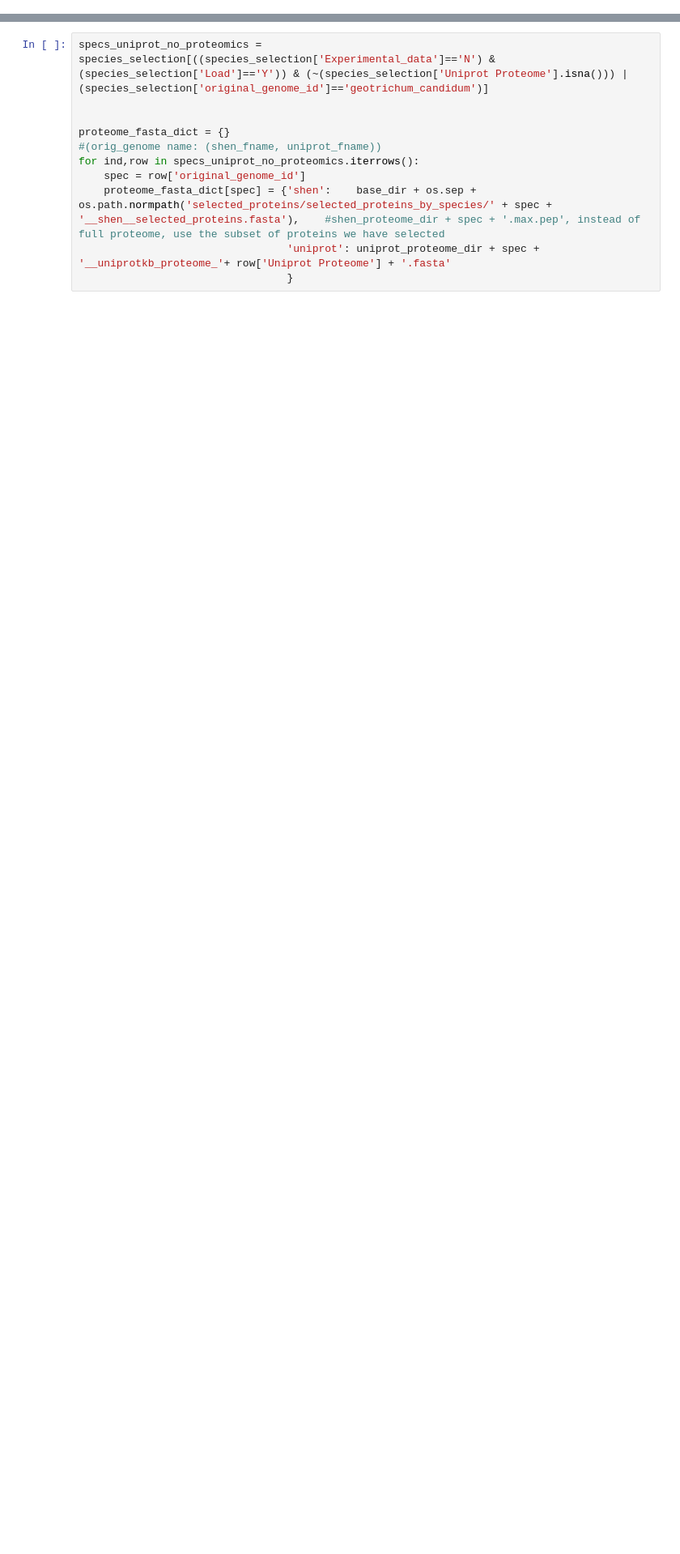
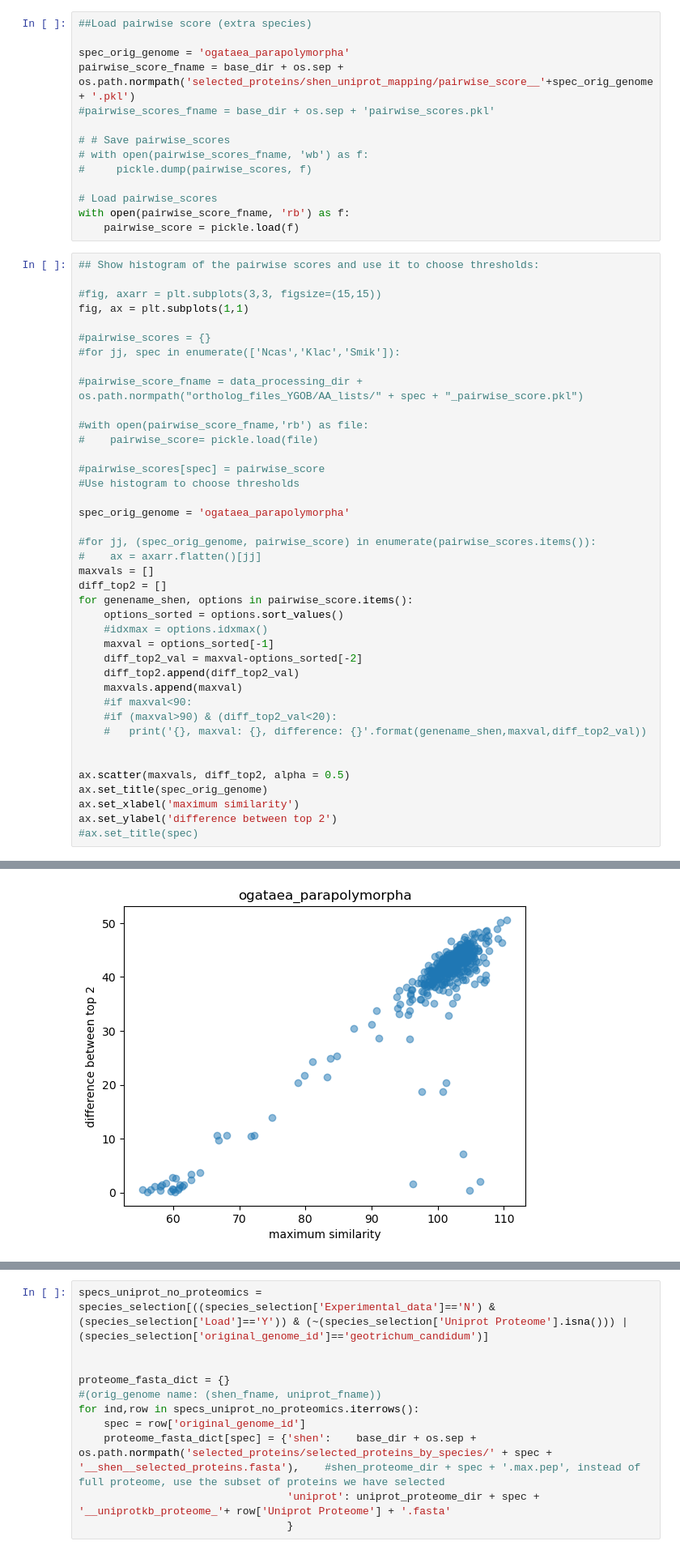
Before and after one commit to heineike02/diverse_yeast, a Jupyter notebook: 20220921_map_proteomes_to_shen.ipynb, the cells around one changed output, grey strips where cells are left out. Shown: that part at 81% size. Cells and saved outputs as stored; diff of their text form; blank space fills up the shorter version.

Commit message:
updated 20220921_map_proteomes_to_shen.ipynb - removed mapping from alphafold selection file and put it here.

```diff
--- a/20220921_map_proteomes_to_shen.ipynb
+++ b/20220921_map_proteomes_to_shen.ipynb
@@ -74,0 +187,55 @@ species_selection = pd.read_csv(base_dir + os.sep + os.path.normpath('selected_p
+# %%
+##Load pairwise score (extra species)
+
+spec_orig_genome = 'ogataea_parapolymorpha'
+pairwise_score_fname = base_dir + os.sep + os.path.normpath('selected_proteins/shen_uniprot_mapping/pairwise_score__'+spec_orig_genome+ '.pkl')
+#pairwise_scores_fname = base_dir + os.sep + 'pairwise_scores.pkl'
+
+# # Save pairwise_scores
+# with open(pairwise_scores_fname, 'wb') as f:
+#     pickle.dump(pairwise_scores, f)
+
+# Load pairwise_scores
+with open(pairwise_score_fname, 'rb') as f:
+    pairwise_score = pickle.load(f)
+# %%
+## Show histogram of the pairwise scores and use it to choose thresholds:
+
+#fig, axarr = plt.subplots(3,3, figsize=(15,15))
+fig, ax = plt.subplots(1,1)
+
+#pairwise_scores = {}
+#for jj, spec in enumerate(['Ncas','Klac','Smik']):
+
+#pairwise_score_fname = data_processing_dir + os.path.normpath("ortholog_files_YGOB/AA_lists/" + spec + "_pairwise_score.pkl")
+
+#with open(pairwise_score_fname,'rb') as file:
+#    pairwise_score= pickle.load(file)
+
+#pairwise_scores[spec] = pairwise_score
+#Use histogram to choose thresholds
+
+spec_orig_genome = 'ogataea_parapolymorpha'
+
+#for jj, (spec_orig_genome, pairwise_score) in enumerate(pairwise_scores.items()):
+#    ax = axarr.flatten()[jj]
+maxvals = []
+diff_top2 = []
+for genename_shen, options in pairwise_score.items():
+    options_sorted = options.sort_values()
+    #idxmax = options.idxmax()
+    maxval = options_sorted[-1]
+    diff_top2_val = maxval-options_sorted[-2]
+    diff_top2.append(diff_top2_val)
+    maxvals.append(maxval)
+    #if maxval<90:
+    #if (maxval>90) & (diff_top2_val<20):
+    #   print('{}, maxval: {}, difference: {}'.format(genename_shen,maxval,diff_top2_val))
+
+
+ax.scatter(maxvals, diff_top2, alpha = 0.5)
+ax.set_title(spec_orig_genome)
+ax.set_xlabel('maximum similarity')
+ax.set_ylabel('difference between top 2')
+#ax.set_title(spec)
+# %% [output]
@@ -74,0 +243 @@ species_selection = pd.read_csv(base_dir + os.sep + os.path.normpath('selected_p
+[figure, added]
```
Also changed, not shown: parts of 12 cells of this notebook, 3 other files.
